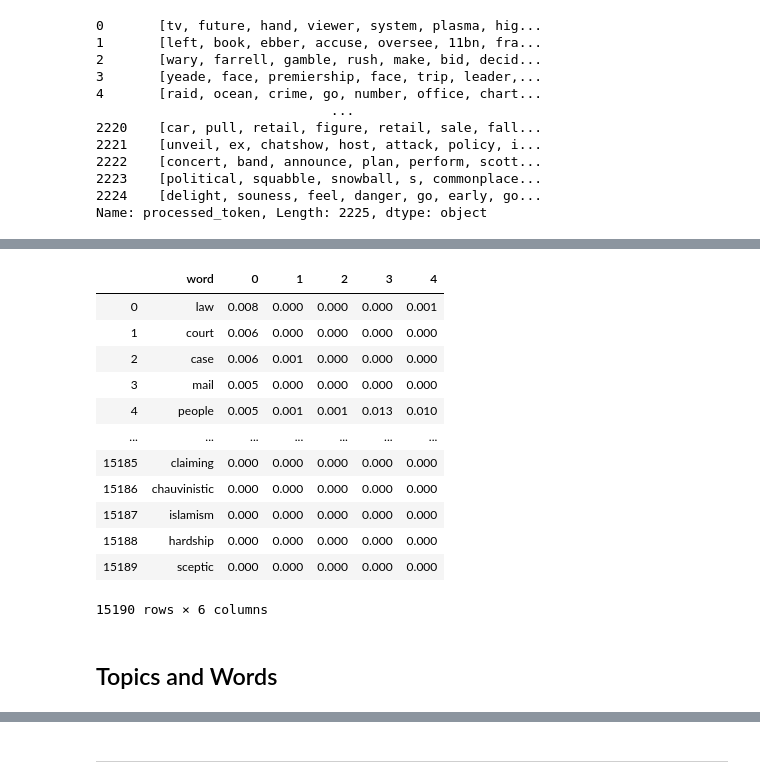
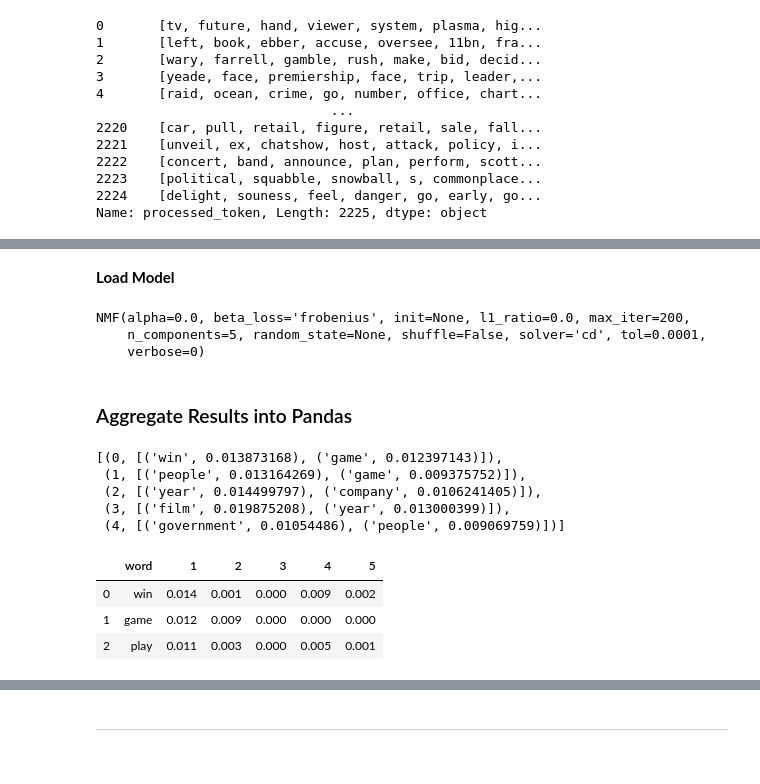
Before and after one commit to shanepeckham/NLP-1, a Jupyter notebook: Complementary_Courses/Document_Clustering/LDA.ipynb, the cells around one changed output, grey strips where cells are left out. Drawn from its saved outputs; the diff is of its cells as text; code cells hidden in the pictures.

```diff
--- a/Complementary_Courses/Document_Clustering/LDA.ipynb
+++ b/Complementary_Courses/Document_Clustering/LDA.ipynb
@@ -262,0 +289,4 @@ Topic 4:
+# %%
+with open(JP(paths['checkpoints'], 'NNMF.pkl'), 'rb') as obj:
+    nmf = pickle.load(obj)
+nmf
@@ -298,7 +337,10 @@ ldaModel = models.LdaModel(
 # %%
-ldaModel = models.LdaMulticore(
+import time
+start = time.time()
+ldaModelMulticore = models.LdaMulticore(
     corpus,
     num_topics=NUM_TOPICS,
     id2word=dictionary,
     chunksize=1000,
     passes=300)
+print('It took me {}'.format(time.time()-start))
@@ -311,24 +351,46 @@ reduce(lambda df1, df2: df1.merge(df2, on='word'),
+# %%
+with open(JP(paths['checkpoints'], 'lda_gensim.pkl'), 'wb') as obj:
+    pickle.dump(ldaModel,obj)
+
+with open(JP(paths['checkpoints'], 'lda_multicore_gensim.pkl'), 'wb') as obj:
+    pickle.dump(ldaModelMulticore,obj)
+# %% [markdown]
+**Load Model**
+# %%
+with open(JP(paths['checkpoints'], 'lda_gensim.pkl'), 'rb') as obj:
+    ldaModel = pickle.load(obj)
+
+with open(JP(paths['checkpoints'], 'lda_multicore_gensim.pkl'), 'rb') as obj:
+    ldaModelMulticore = pickle.load(obj)
+
+print(ldaModel)
+print(ldaModelMulticore)
+# %% [output]
+NMF(alpha=0.0, beta_loss='frobenius', init=None, l1_ratio=0.0, max_iter=200,
+    n_components=5, random_state=None, shuffle=False, solver='cd', tol=0.0001,
+    verbose=0)
+# %% [markdown]
+### Aggregate Results into Pandas
+# %%
+ldaModel.show_topics(formatted=False, num_words=2)
+# %% [output]
+[(0, [('win', 0.013873168), ('game', 0.012397143)]),
+ (1, [('people', 0.013164269), ('game', 0.009375752)]),
+ (2, [('year', 0.014499797), ('company', 0.0106241405)]),
+ (3, [('film', 0.019875208), ('year', 0.013000399)]),
+ (4, [('government', 0.01054486), ('people', 0.009069759)])]
 # %%
+from functools import reduce
+
 scores = []
 for c in range(NUM_TOPICS):
-    df = pd.DataFrame(ldaModel.show_topic(c,topn=None), columns=['word',str(c)])
+    df = pd.DataFrame(ldaModel.show_topic(c,topn=None), columns=['word',c+1])
     scores.append(df)
+
+scores = reduce(lambda df1, df2: df1.merge(df2, on='word'), scores)
+scores.head(3)
+# %% [output]
+|  | word | 1 | 2 | 3 | 4 | 5 |
+| 0 | win | 0.014 | 0.001 | 0.000 | 0.009 | 0.002 |
+| 1 | game | 0.012 | 0.009 | 0.000 | 0.000 | 0.000 |
+| 2 | play | 0.011 | 0.003 | 0.000 | 0.005 | 0.001 |
-# %%
-from functools import reduce
-reduce(lambda df1, df2: df1.merge(df2, on='word'), scores)
-# %% [output]
-|  | word | 0 | 1 | 2 | 3 | 4 |
-| 0 | law | 0.008 | 0.000 | 0.000 | 0.000 | 0.001 |
-| 1 | court | 0.006 | 0.000 | 0.000 | 0.000 | 0.000 |
-| 2 | case | 0.006 | 0.001 | 0.000 | 0.000 | 0.000 |
-| 3 | mail | 0.005 | 0.000 | 0.000 | 0.000 | 0.000 |
-| 4 | people | 0.005 | 0.001 | 0.001 | 0.013 | 0.010 |
-| ... | ... | ... | ... | ... | ... | ... |
-| 15185 | claiming | 0.000 | 0.000 | 0.000 | 0.000 | 0.000 |
-| 15186 | chauvinistic | 0.000 | 0.000 | 0.000 | 0.000 | 0.000 |
-| 15187 | islamism | 0.000 | 0.000 | 0.000 | 0.000 | 0.000 |
-| 15188 | hardship | 0.000 | 0.000 | 0.000 | 0.000 | 0.000 |
-| 15189 | sceptic | 0.000 | 0.000 | 0.000 | 0.000 | 0.000 |
-15190 rows × 6 columns
-# %% [markdown]
-## Topics and Words
```
Also changed, not shown: parts of 36 cells of this notebook, 3 other files.
